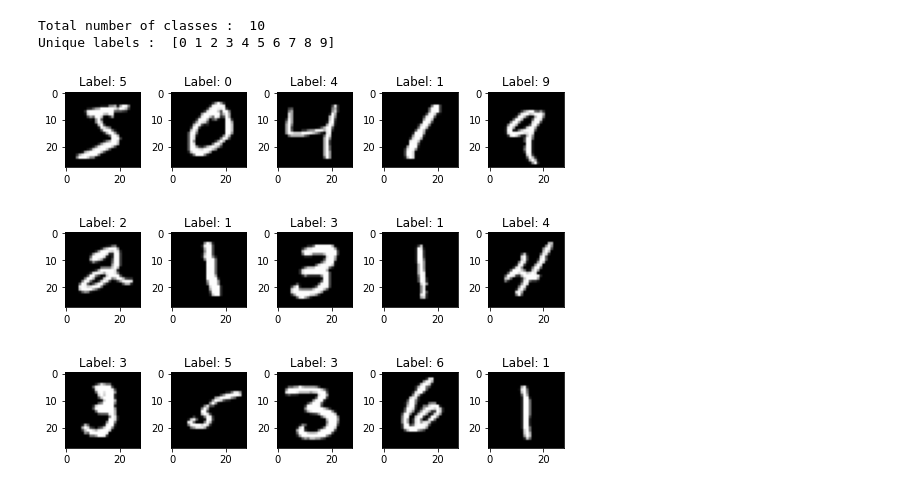
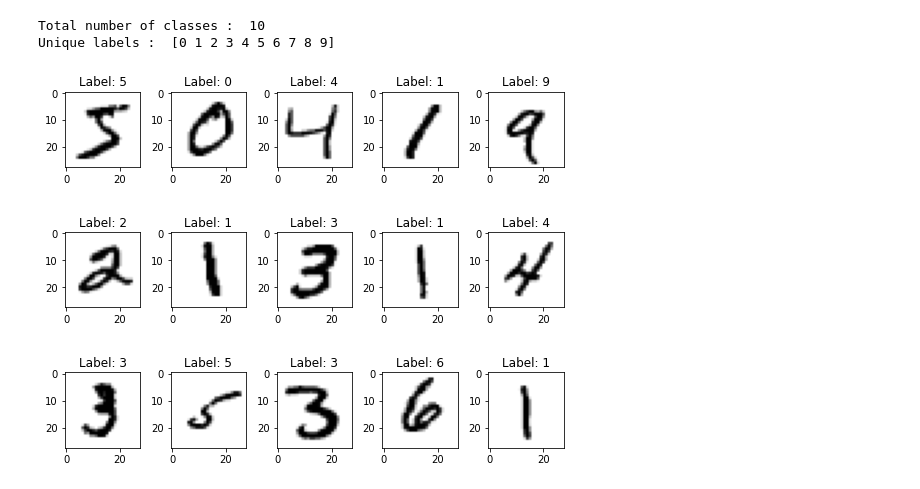
Before and after one commit to aaneloy/Label-Visualization, a Jupyter notebook: Notebooks/MNIST.ipynb, the cells around one changed output. Drawn from its saved outputs; the diff is of its cells as text; code cells hidden in the pictures.

```diff
--- a/Notebooks/MNIST.ipynb
+++ b/Notebooks/MNIST.ipynb
@@ -59,23 +59,23 @@ Unique labels :  [0 1 2 3 4 5 6 7 8 9]
 # %%
 # specify the number of rows and columns you want to see
 num_row = 3
 num_col = 5
 
 # get a segment of the dataset
 num = num_row*num_col
 images = X_train[:num]
 labels = Y_train[:num]
 
 # plot images
 fig, axes = plt.subplots(num_row, num_col, figsize=(1.5*num_col,2*num_row))
 for i in range(num_row*num_col):
     ax = axes[i//num_col, i%num_col]
-    ax.imshow(images[i], cmap='gray')
+    ax.imshow(images[i], cmap=plt.cm.binary)
     ax.set_title('Label: {}'.format(labels[i]))
 plt.tight_layout()
 plt.show()
 # %% [output]
-[figure, old version]
+[figure, new version]
 # %%
 class_names = {i:cn for i, cn in enumerate(['0', '1', '2', '3', '4',
                '5', '6', '7', '8', '9']) }
```
Also changed, not shown: parts of 2 cells of this notebook, 9 other files.
